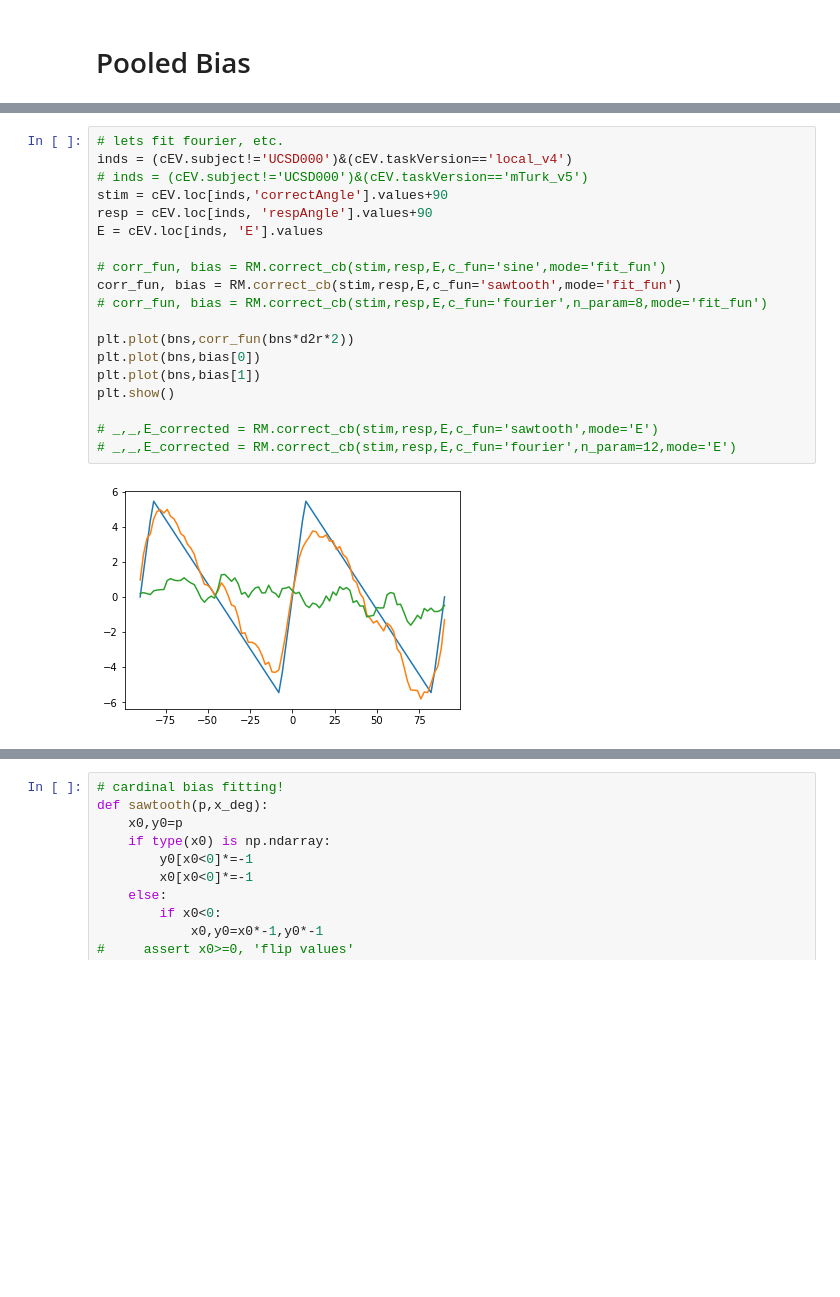
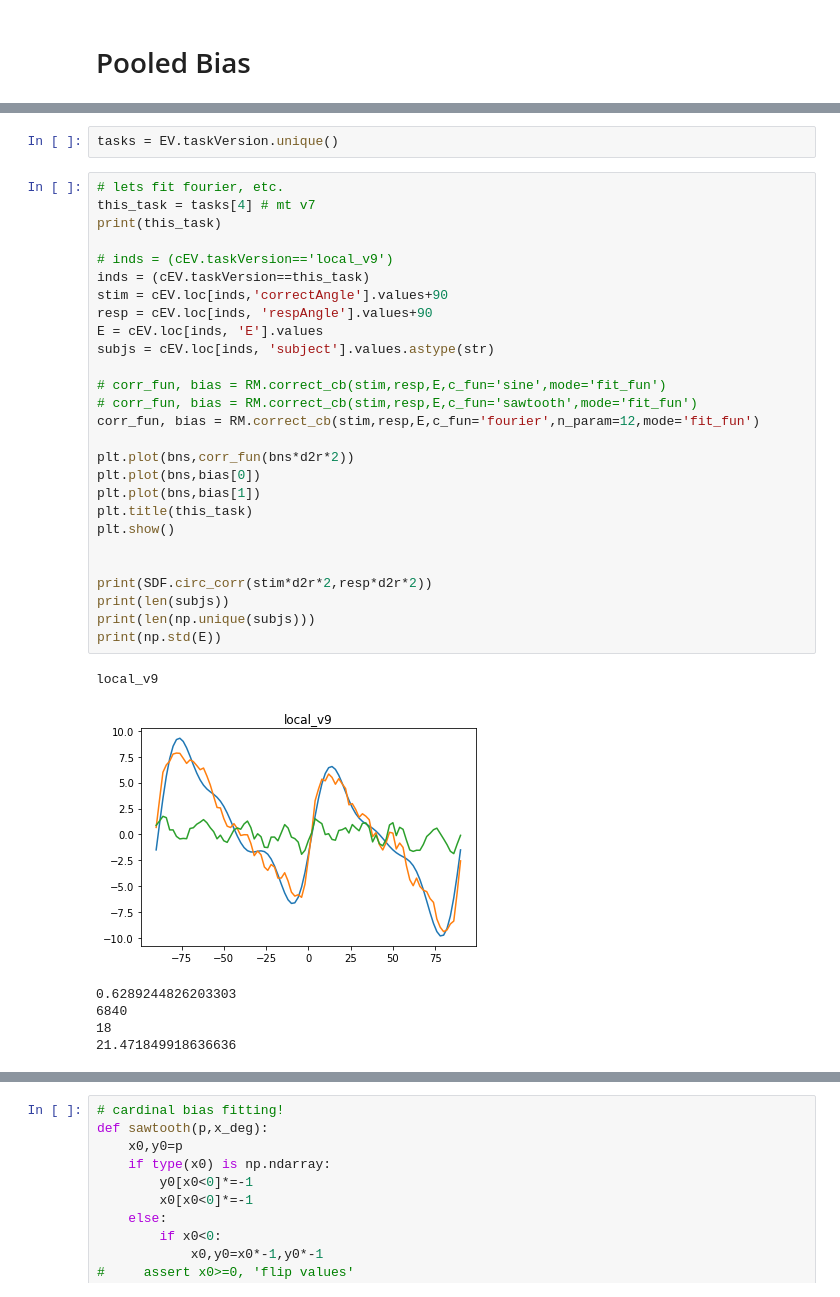
Before and after one commit to TimCSheehan/historyResponseModeling, a Jupyter notebook: UMI_BIAS_Clean.ipynb, the cells around one changed output, grey strips where cells are left out. Saved outputs shown, nothing was run; the diff lists cells and outputs as text; blank space fills up the shorter version.

```diff
--- a/UMI_BIAS_Clean.ipynb
+++ b/UMI_BIAS_Clean.ipynb
@@ -259,22 +140,37 @@ plt.show()
+# %%
+tasks = EV.taskVersion.unique()
 # %%
 # lets fit fourier, etc.
-inds = (cEV.subject!='UCSD000')&(cEV.taskVersion=='local_v4')
-# inds = (cEV.subject!='UCSD000')&(cEV.taskVersion=='mTurk_v5')
+this_task = tasks[4] # mt v7
+print(this_task)
+
+# inds = (cEV.taskVersion=='local_v9')
+inds = (cEV.taskVersion==this_task)
 stim = cEV.loc[inds,'correctAngle'].values+90
 resp = cEV.loc[inds, 'respAngle'].values+90
 E = cEV.loc[inds, 'E'].values
+subjs = cEV.loc[inds, 'subject'].values.astype(str)
 
 # corr_fun, bias = RM.correct_cb(stim,resp,E,c_fun='sine',mode='fit_fun')
-corr_fun, bias = RM.correct_cb(stim,resp,E,c_fun='sawtooth',mode='fit_fun')
-# corr_fun, bias = RM.correct_cb(stim,resp,E,c_fun='fourier',n_param=8,mode='fit_fun')
+# corr_fun, bias = RM.correct_cb(stim,resp,E,c_fun='sawtooth',mode='fit_fun')
+corr_fun, bias = RM.correct_cb(stim,resp,E,c_fun='fourier',n_param=12,mode='fit_fun')
 
 plt.plot(bns,corr_fun(bns*d2r*2))
 plt.plot(bns,bias[0])
 plt.plot(bns,bias[1])
+plt.title(this_task)
 plt.show()
 
-# _,_,E_corrected = RM.correct_cb(stim,resp,E,c_fun='sawtooth',mode='E')
-# _,_,E_corrected = RM.correct_cb(stim,resp,E,c_fun='fourier',n_param=12,mode='E')
+
+print(SDF.circ_corr(stim*d2r*2,resp*d2r*2))
+print(len(subjs))
+print(len(np.unique(subjs)))
+print(np.std(E))
 # %% [output]
+local_v9
-[figure, old version]
+[figure, new version]
+0.6289244826203303
+6840
+18
+21.471849918636636
 # %%
```
Also changed, not shown: parts of 18 cells of this notebook, 38 other files.
